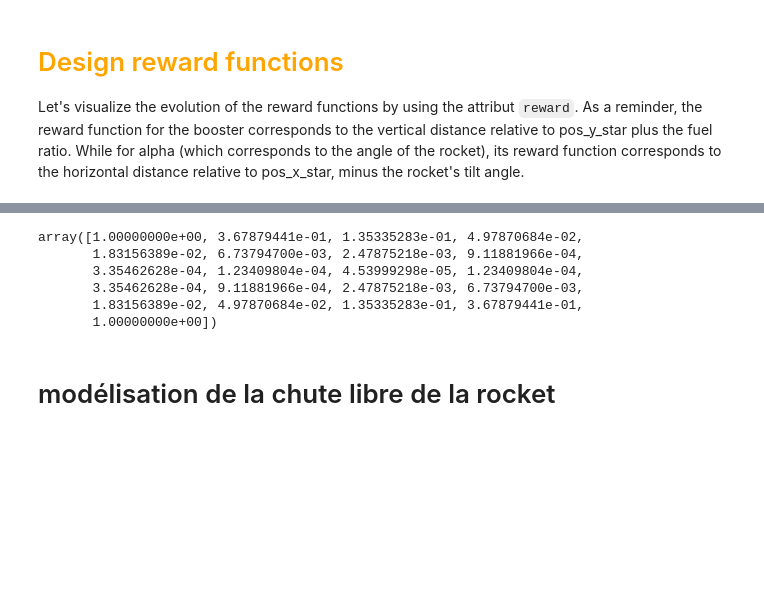
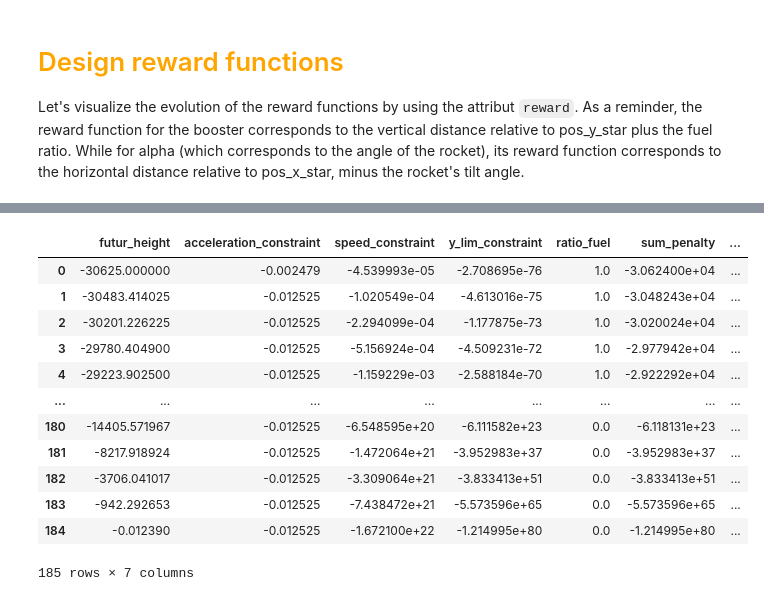
Before and after one commit to jaysenSAW/RL_engine, a Jupyter notebook: notebook/tuto_1.ipynb, the cells around one changed output, grey strips where cells are left out. Cells and saved outputs as stored; diff of their text form; code cells hidden in the pictures; blank space fills up the shorter version.

Commit message:
tuto to design reward

```diff
--- a/notebook/tuto_1.ipynb
+++ b/notebook/tuto_1.ipynb
@@ -231,13 +271,51 @@ fig1.update_layout(height=400, width=600, title_text="Function to penalize speed
+# %%
+y_lower_limit = 1
+futur_pos_y = np.arange(-4, 7)
+
+
+fig = go.Figure()
+fig.add_trace(go.Scatter(
+    y = futur_pos_y,
+    x = -np.exp(- futur_pos_y + y_lower_limit),
+    name='height constraint',
+    mode='lines+markers'
+))
+
+fig.update_yaxes(title_text = "height")
+fig.update_xaxes(title_text = "Penalty")
+fig.update_layout(height=400, width=600, title_text="Function to penalize speed")
 # %%
-speed_y_limit = 10
-speed_y = np.arange(-15,16)
-np.exp(np.abs(speed_y) - speed_y_limit)
+def booster_reward(states, acceleration_y_constraint, speed_y_limit, y_lower_limit):
+    dist_squared = np.square(states["pos_y"] - states["pos_y_star"])
+    acceleration_y_constraint =  -np.exp(np.abs(states["acceleration_y"]) - acceleration_y_constraint)
+    speed_y_constraint =-np.exp(np.abs(states["speed_y"]) - speed_y_limit)
+    y_lim_constraint = -np.exp(-states["futur_pos_y"] + y_lower_limit)
+    # return -dist_squared + acceleration_y_constraint + speed_y_constraint +y_lim_constraint + states["m_fuel"]/states["m_fuel_ini"]
+    dt = pd.DataFrame({
+        "futur_height" : -dist_squared,
+        "acceleration_constraint" : acceleration_y_constraint,
+        "speed_constraint" : speed_y_constraint,
+        "y_lim_constraint" : y_lim_constraint,
+        "ratio_fuel" : states["m_fuel"]/states["m_fuel_ini"]
+    })
+    dt["sum_penalty"] = dt.sum(1)
+    dt["iter"] =  np.arange(0, dt.shape[0])
+    return dt
+
+df_penalty = booster_reward(env.all_states(), acceleration_y_constraint = 6, speed_y_limit = 10, y_lower_limit = 1)
-# %% [output]
-array([1.00000000e+00, 3.67879441e-01, 1.35335283e-01, 4.97870684e-02,
-       1.83156389e-02, 6.73794700e-03, 2.47875218e-03, 9.11881966e-04,
-       3.35462628e-04, 1.23409804e-04, 4.53999298e-05, 1.23409804e-04,
-       3.35462628e-04, 9.11881966e-04, 2.47875218e-03, 6.73794700e-03,
-       1.83156389e-02, 4.97870684e-02, 1.35335283e-01, 3.67879441e-01,
-       1.00000000e+00])
-# %% [markdown]
-# modélisation de la chute libre de la rocket
+# %%
+df_penalty
+# %% [output]
+|  | futur_height | acceleration_constraint | speed_constraint | y_lim_constraint | ratio_fuel | sum_penalty | ... |
+| 0 | -30625.000000 | -0.002479 | -4.539993e-05 | -2.708695e-76 | 1.0 | -3.062400e+04 | ... |
+| 1 | -30483.414025 | -0.012525 | -1.020549e-04 | -4.613016e-75 | 1.0 | -3.048243e+04 | ... |
+| 2 | -30201.226225 | -0.012525 | -2.294099e-04 | -1.177875e-73 | 1.0 | -3.020024e+04 | ... |
+| 3 | -29780.404900 | -0.012525 | -5.156924e-04 | -4.509231e-72 | 1.0 | -2.977942e+04 | ... |
+| 4 | -29223.902500 | -0.012525 | -1.159229e-03 | -2.588184e-70 | 1.0 | -2.922292e+04 | ... |
+| ... | ... | ... | ... | ... | ... | ... | ... |
+| 180 | -14405.571967 | -0.012525 | -6.548595e+20 | -6.111582e+23 | 0.0 | -6.118131e+23 | ... |
+| 181 | -8217.918924 | -0.012525 | -1.472064e+21 | -3.952983e+37 | 0.0 | -3.952983e+37 | ... |
+| 182 | -3706.041017 | -0.012525 | -3.309064e+21 | -3.833413e+51 | 0.0 | -3.833413e+51 | ... |
+| 183 | -942.292653 | -0.012525 | -7.438472e+21 | -5.573596e+65 | 0.0 | -5.573596e+65 | ... |
+| 184 | -0.012390 | -0.012525 | -1.672100e+22 | -1.214995e+80 | 0.0 | -1.214995e+80 | ... |
+185 rows × 7 columns
```
Also changed, not shown: parts of 11 cells of this notebook, 1 other file.
